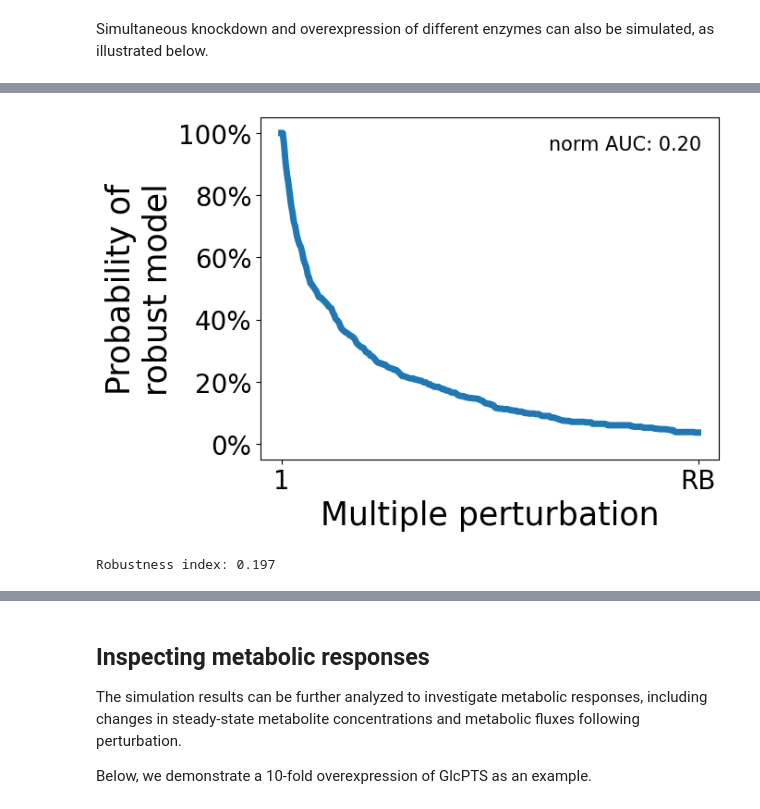
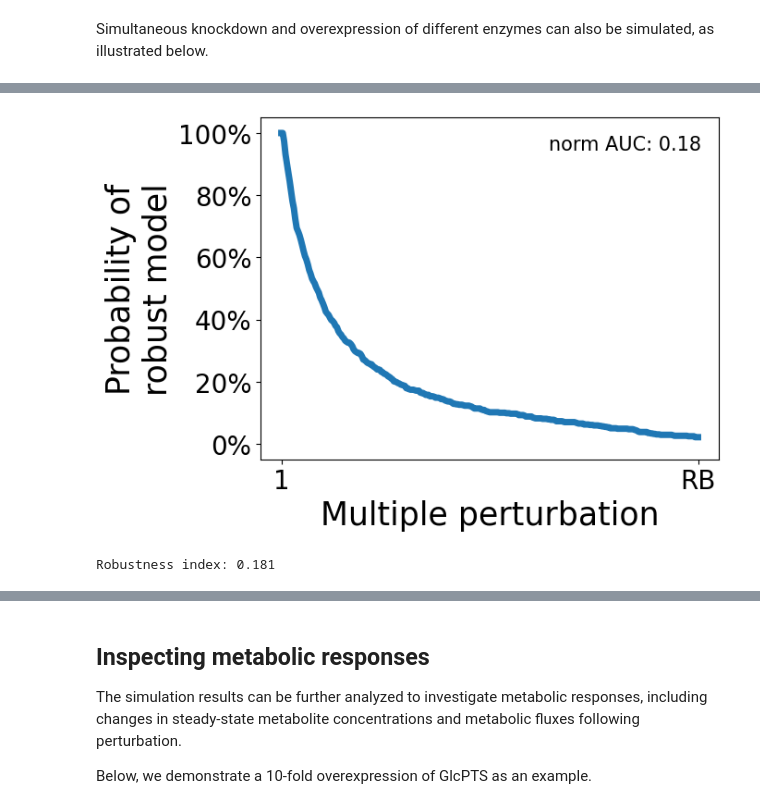
Before and after one commit to Chaowu88/robustnet, a Jupyter notebook: docs/source/evaluate_robustness.ipynb, the cells around one changed output, grey strips where cells are left out. Drawn from its saved outputs; the diff is of its cells as text; code cells hidden in the pictures.

```diff
--- a/docs/source/evaluate_robustness.ipynb
+++ b/docs/source/evaluate_robustness.ipynb
@@ -115,7 +125,7 @@ rob_res = model.evaluate_robustness(
         'GlcPTS': (1, 2),
         'PDH': (1, 0.2)
     },
-    exclude_metabolites=['Hcyt', 'Hper'],
+    exclude_metabolites=None,
     n_steps=300,
     n_models=1000,
     n_jobs=100
@@ -127,5 +138,5 @@ WARNING: AC, ETOH, FOR, GLC, LAC, O2 appear in rate expressions but not in the s
 INFO: Perturb enzyme GlcPTS (1, 2), PDH (1, 0.2)
-[figure, old version]
+[figure, new version]
-Robustness index: 0.197
+Robustness index: 0.181
 # %% [markdown]
 In general, perturbations involving arbitrary combinations of enzymes and expression fold changes are supported.
```
Also changed, not shown: parts of 11 cells of this notebook.
